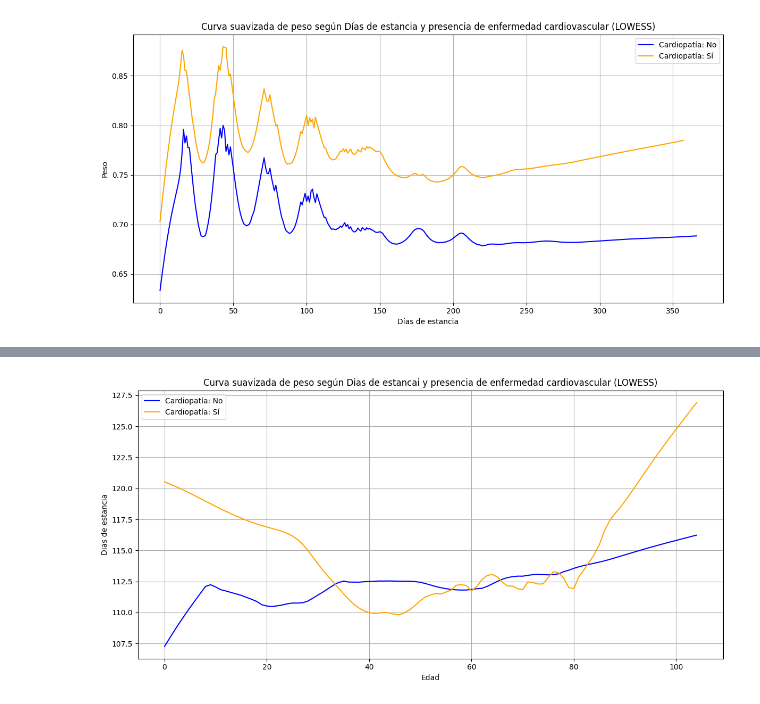
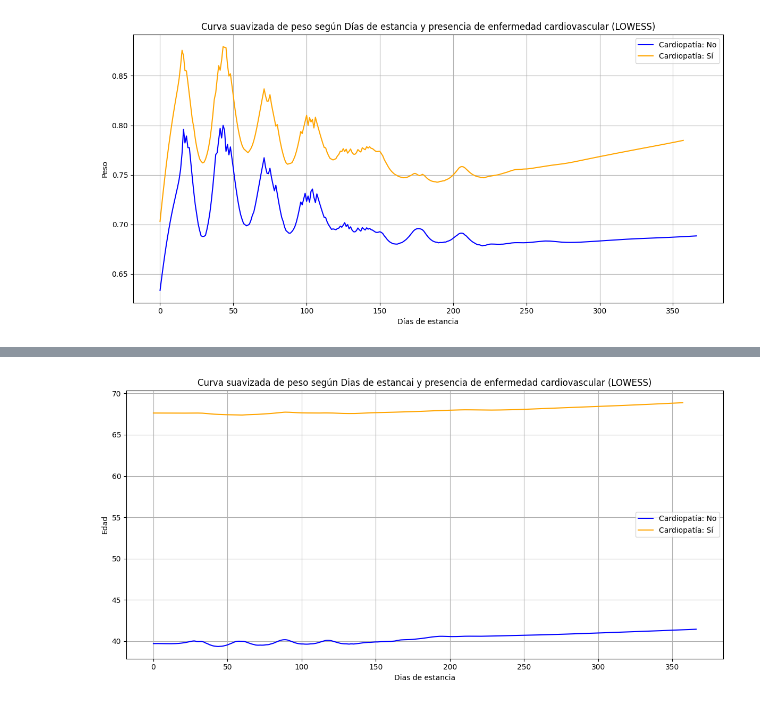
Before and after one commit to MYR2003/Examen-Estadisticas, a Jupyter notebook: examen.ipynb, the cells around one changed output, grey strips where cells are left out. Saved outputs shown, nothing was run; the diff lists cells and outputs as text; code cells hidden in the pictures.

```diff
--- a/examen.ipynb
+++ b/examen.ipynb
@@ -185,10 +185,9 @@ sns.histplot(data['IR_29301_PESO'], bins=30, kde=True)
 - **Pregunta secundaria 2:** ¿Como distribuyen las personas con multimorbilidad en relación al costo?
 - **Pregunta secundaria 3:** ¿Existen regiones cuyos costos sean diferentes en comparación al país?
 # %%
-bins = [0, 18, 40, 65, 200]
+bins = [0, 18, 40, 65, 100]
 labels = [f"{bins[i]}-{bins[i+1]}" for i in range(len(bins)-1)]
 
-
 data["Rango_Etario"] = pd.cut(data["EDAD"], bins = bins, labels=labels, right=False)
 # %%
 sns.histplot(data['Rango_Etario'], bins=30, kde=True)
@@ -440,13 +439,13 @@ plt.show()
 # %%
 plt.figure(figsize=(12, 6))
 
-Lowess_plot_cardiovascular(df, 'EDAD', 'DIAS_ESTANCIA', frac=0.2)
+Lowess_plot_cardiovascular(df, 'DIAS_ESTANCIA', 'EDAD', frac=0.3)
 plt.title('Curva suavizada de peso según Dias de estancai y presencia de enfermedad cardiovascular (LOWESS)')
-plt.xlabel('Edad')
-plt.ylabel('Dias de estancia')
+plt.xlabel('Dias de estancia')
+plt.ylabel('Edad')
 plt.legend()
 plt.grid(True)
 plt.tight_layout()
 plt.show()
 # %% [output]
-[figure, old version]
+[figure, new version]
```
Also changed, not shown: parts of 4 cells of this notebook.
